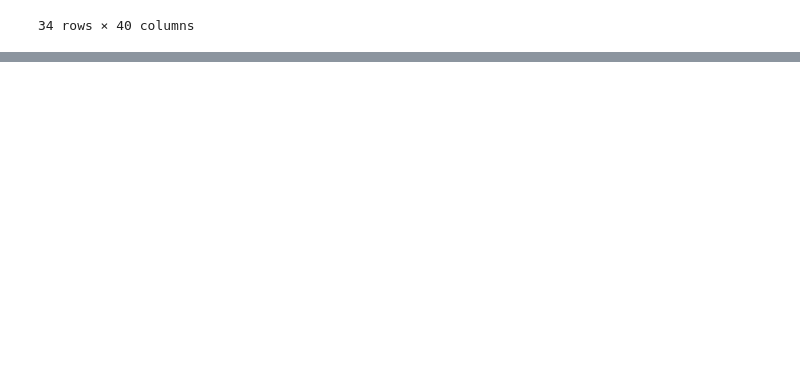
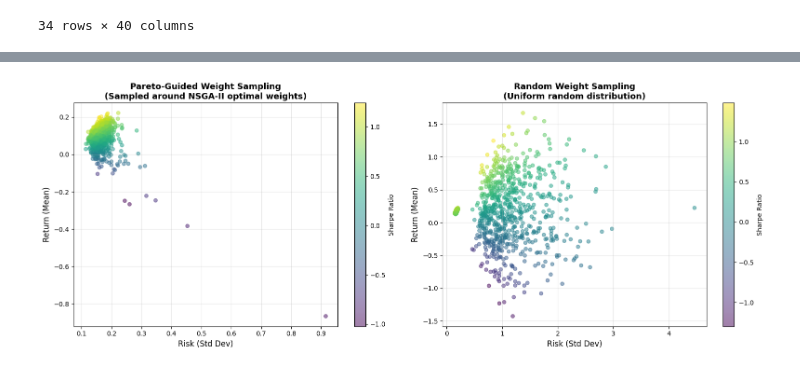
Before and after one commit to abhisuj/MSDS-451-TermProject, a Jupyter notebook: MSDS-451-TermProject-MC-Portfolio-Efficient_Frontier.ipynb, the cells around one changed output, grey strips where cells are left out. Cells and saved outputs as stored; diff of their text form; code cells hidden in the pictures; blank space fills up the shorter version.

```diff
--- a/MSDS-451-TermProject-MC-Portfolio-Efficient_Frontier.ipynb
+++ b/MSDS-451-TermProject-MC-Portfolio-Efficient_Frontier.ipynb
@@ -130,22 +204,9 @@ def plot_results(df, title=None):
 import yfinance as yf
 import pandas as pd
 
-df = pd.read_csv("..\MSDS-451-TermProject\selected_portfolio_weights.csv")
-tickers = df['Ticker'].tolist()
-# choose tickers for your 4-asset portfolio (change as desired)
-# tickers = ["FXAIX", "QQQM", "SCHD", "SFLNX"]
-
-# Portfolio of 30 tickers including tech, consumer, energy, ETFs, bonds, gold, forex
-# tickers = ['AAPL', 'GOOG', 'MSFT', 'NVDA',
-#            'AMZN', 'AMD', 'INTC', 'META',
-#            'COST', 'PG', 'KO', 'PEP', 'WMT',
-#            'CME', 'AVGO', 'PFE', 'ABBV', 'HD',
-#            'XOM', 'VDE',
-#            'SCHD', 'VYM',
-#            'VWO', 'VEA',
-#            'GLD', 'SLV',
-#            'FXY', 'FDIVX',
-#            'TLT', 'SPLB']
+pareto_df = pd.read_csv("selected_portfolio_weights.csv")
+tickers = pareto_df['Ticker'].tolist()
+pareto_weights = pareto_df[pareto_df.columns[1]].tolist()
 
 # date range for estimating parameters (at least 5 years recommended)
 start_date = "2020-01-01"
@@ -508,0 +596,27 @@ comparison_df.transpose().to_csv("highest_sharpe_portfolio_comparison.csv", inde
+# %%
+# Plot comparison of both methods
+fig, axes = plt.subplots(1, 2, figsize=(16, 6))
+
+# Pareto-guided
+scatter1 = axes[0].scatter(res2_pareto["sd_sample"], res2_pareto["mean"],
+                          alpha=0.5, c=res2_pareto["sharpe"], cmap='viridis', s=30)
+axes[0].set_xlabel("Risk (Std Dev)", fontsize=12)
+axes[0].set_ylabel("Return (Mean)", fontsize=12)
+axes[0].set_title("Pareto-Guided Weight Sampling\n(Sampled around NSGA-II optimal weights)", fontsize=13, fontweight='bold')
+axes[0].grid(True, alpha=0.3)
+plt.colorbar(scatter1, ax=axes[0], label='Sharpe Ratio')
+
+# Random
+scatter2 = axes[1].scatter(res2_random["sd_sample"], res2_random["mean"],
+                          alpha=0.5, c=res2_random["sharpe"], cmap='viridis', s=30)
+axes[1].set_xlabel("Risk (Std Dev)", fontsize=12)
+axes[1].set_ylabel("Return (Mean)", fontsize=12)
+axes[1].set_title("Random Weight Sampling\n(Uniform random distribution)", fontsize=13, fontweight='bold')
+axes[1].grid(True, alpha=0.3)
+plt.colorbar(scatter2, ax=axes[1], label='Sharpe Ratio')
+
+plt.tight_layout()
+plt.savefig("pareto_vs_random_sampling_comparison.png", dpi=300, bbox_inches='tight')
+plt.show()
+# %% [output]
+[figure, added]
```
Also changed, not shown: parts of 15 cells of this notebook, 8 other files.
